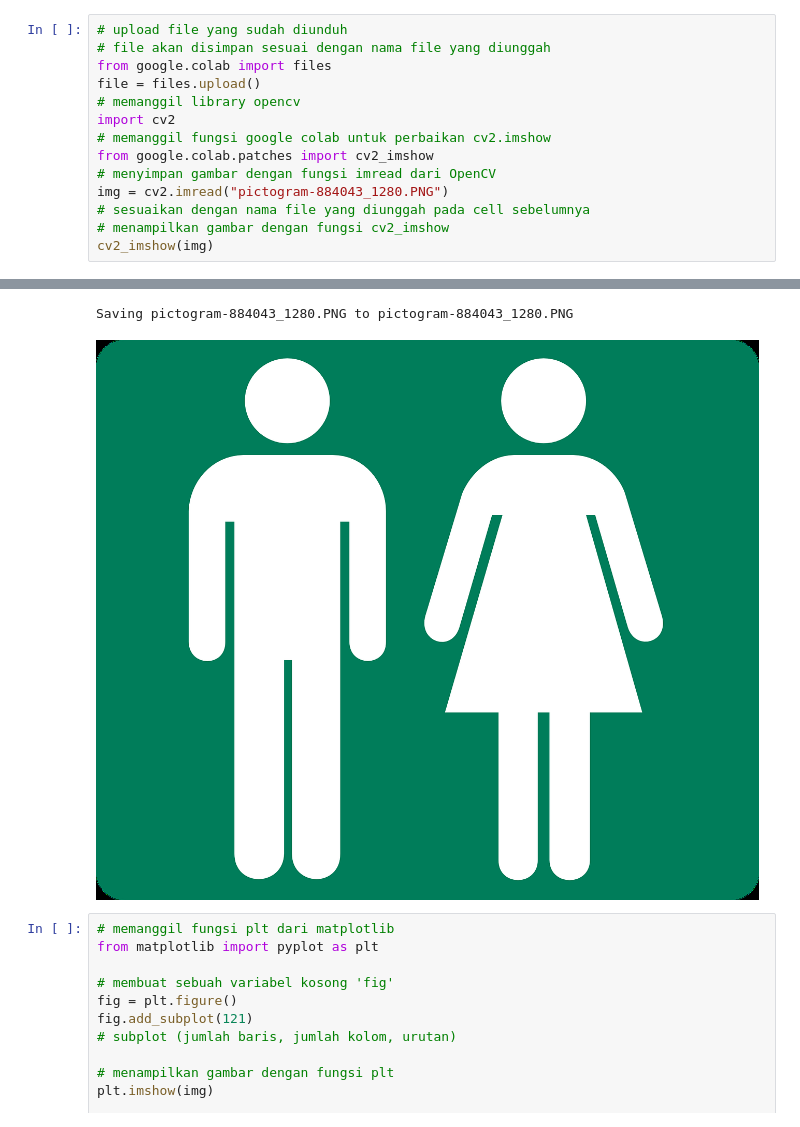
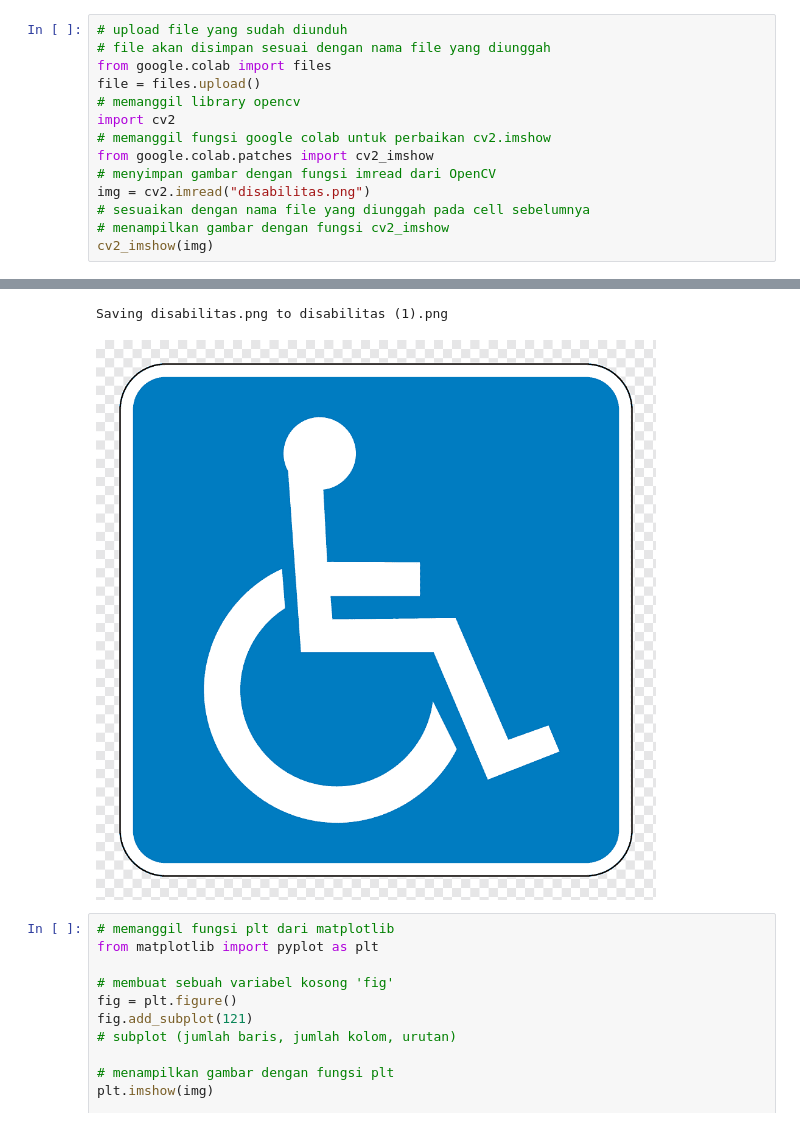
Before and after one commit to adistory07/operasi-citra, a Jupyter notebook: 12240190_ADI_KURNIAWAN.ipynb, the cells around one changed output, grey strips where cells are left out. Saved outputs shown, nothing was run; the diff lists cells and outputs as text.

```diff
--- a/12240190_ADI_KURNIAWAN.ipynb
+++ b/12240190_ADI_KURNIAWAN.ipynb
@@ -3,21 +3,21 @@
 # %%
 # upload file yang sudah diunduh
 # file akan disimpan sesuai dengan nama file yang diunggah
 from google.colab import files
 file = files.upload()
 # memanggil library opencv
 import cv2
 # memanggil fungsi google colab untuk perbaikan cv2.imshow
 from google.colab.patches import cv2_imshow
 # menyimpan gambar dengan fungsi imread dari OpenCV
-img = cv2.imread("pictogram-884043_1280.PNG")
+img = cv2.imread("disabilitas.png")
 # sesuaikan dengan nama file yang diunggah pada cell sebelumnya
 # menampilkan gambar dengan fungsi cv2_imshow
 cv2_imshow(img)
 # %% [output]
 [interactive output not drawn]
-Saving pictogram-884043_1280.PNG to pictogram-884043_1280.PNG
+Saving disabilitas.png to disabilitas (1).png
-[figure, old version]
+[figure, new version]
 # %%
 # memanggil fungsi plt dari matplotlib
 from matplotlib import pyplot as plt
```
Also changed, not shown: parts of 7 cells of this notebook.
